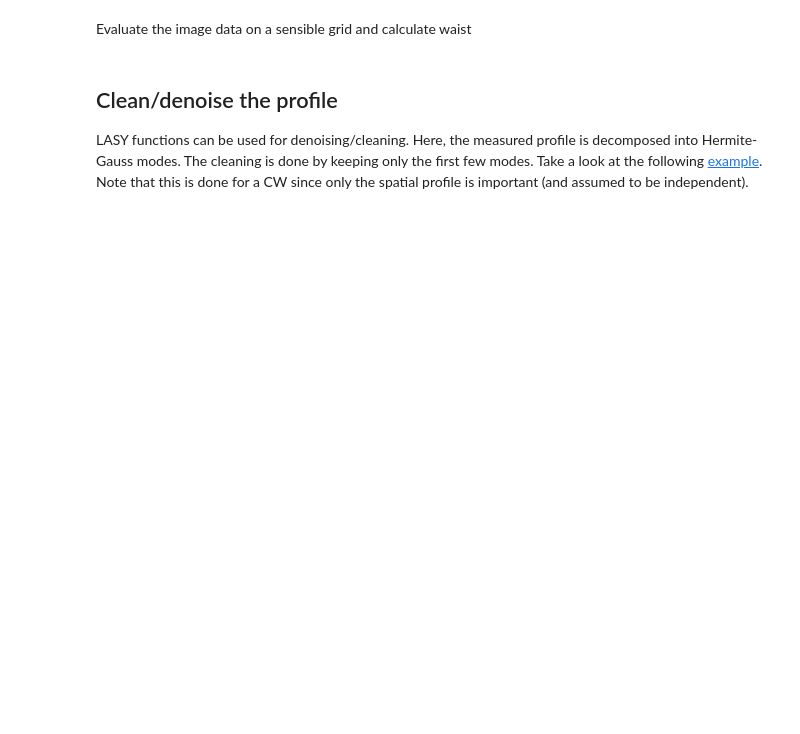
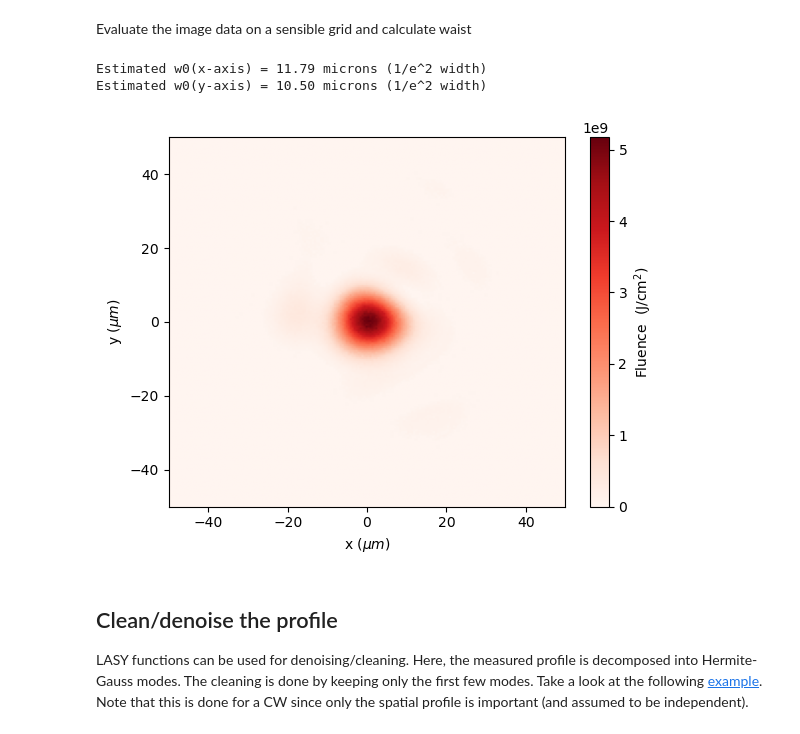
Before and after one commit to LASY-org/lasy, a Jupyter notebook: docs/source/tutorials/denoised_laser.ipynb, the cells around one changed output. Saved outputs shown, nothing was run; the diff lists cells and outputs as text; code cells hidden in the pictures; blank space fills up the shorter version.

Commit message:
Reverting denoise laser and fixing spot size error

```diff
--- a/docs/source/tutorials/denoised_laser.ipynb
+++ b/docs/source/tutorials/denoised_laser.ipynb
@@ -150,35 +158,39 @@ Evaluate the image data on a sensible grid and calculate waist
 # %%
 laser_profile_raw = CombinedLongitudinalTransverseProfile(
     longitudinal_profile.lambda0,
     pol,
     ContinuousWaveProfile(longitudinal_profile.lambda0),
     transverse_profile,
     peak_fluence=energy_J,
 )
 
 # Plot the original and denoised profiles
 # Create a grid for plotting
 x = np.linspace(-50e-6, 50e-6, 200)
 X, Y = np.meshgrid(x, x)
 
 # Raw transverse profile
 new_intensity_data = np.abs(transverse_profile.evaluate(X, Y)) ** 2
 w0x, w0y = estimate_best_HG_waist(
-    x, x, new_intensity_data, longitudinal_profile.lambda0
-)
+    x, x, transverse_profile.evaluate(X, Y), longitudinal_profile.lambda0
+) # Make sure to pass the field not the intensity to estimate spot size
 
 fig, ax = plt.subplots()
 cax = ax.imshow(
     new_intensity_data,
     cmap="Reds",
     aspect="auto",
     extent=np.array([x[0], x[-1], x[0], x[-1]]) * 1e6,
 )
 color_bar = fig.colorbar(cax)
 color_bar.set_label(r"Fluence  (J/cm$^2$)")
 ax.set_xlabel("x ($ \\mu m $)")
 ax.set_ylabel("y ($ \\mu m $)")
 plt.show()
+# %% [output]
+Estimated w0(x-axis) = 11.79 microns (1/e^2 width)
+Estimated w0(y-axis) = 10.50 microns (1/e^2 width)
+[figure, added]
 # %% [markdown]
 ## Clean/denoise the profile
 LASY functions can be used for denoising/cleaning. Here, the measured profile is decomposed into Hermite-Gauss modes. The cleaning is done by keeping only the first few modes.
```
Also changed, not shown: parts of 5 cells of this notebook, 1 other file.
